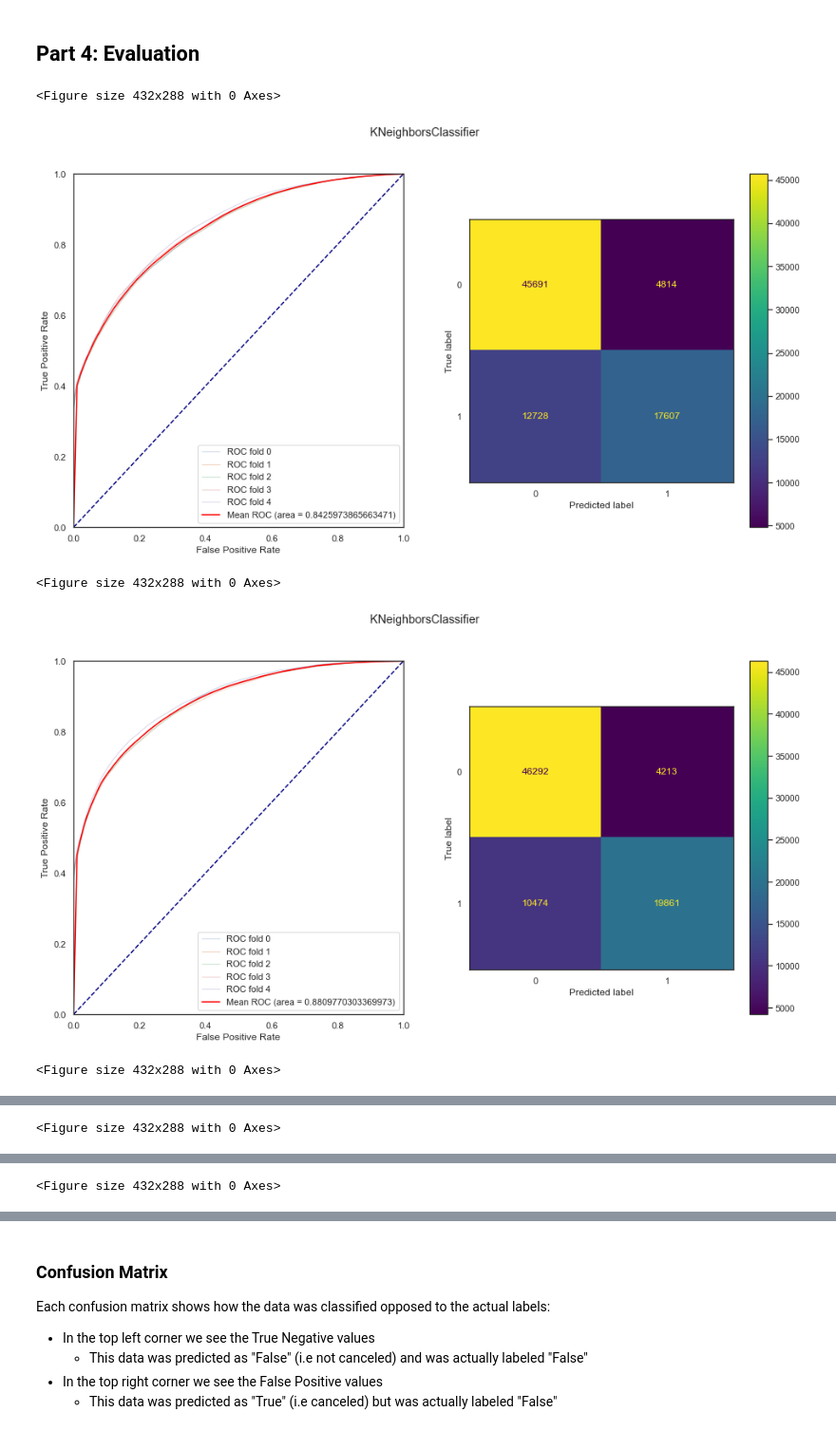
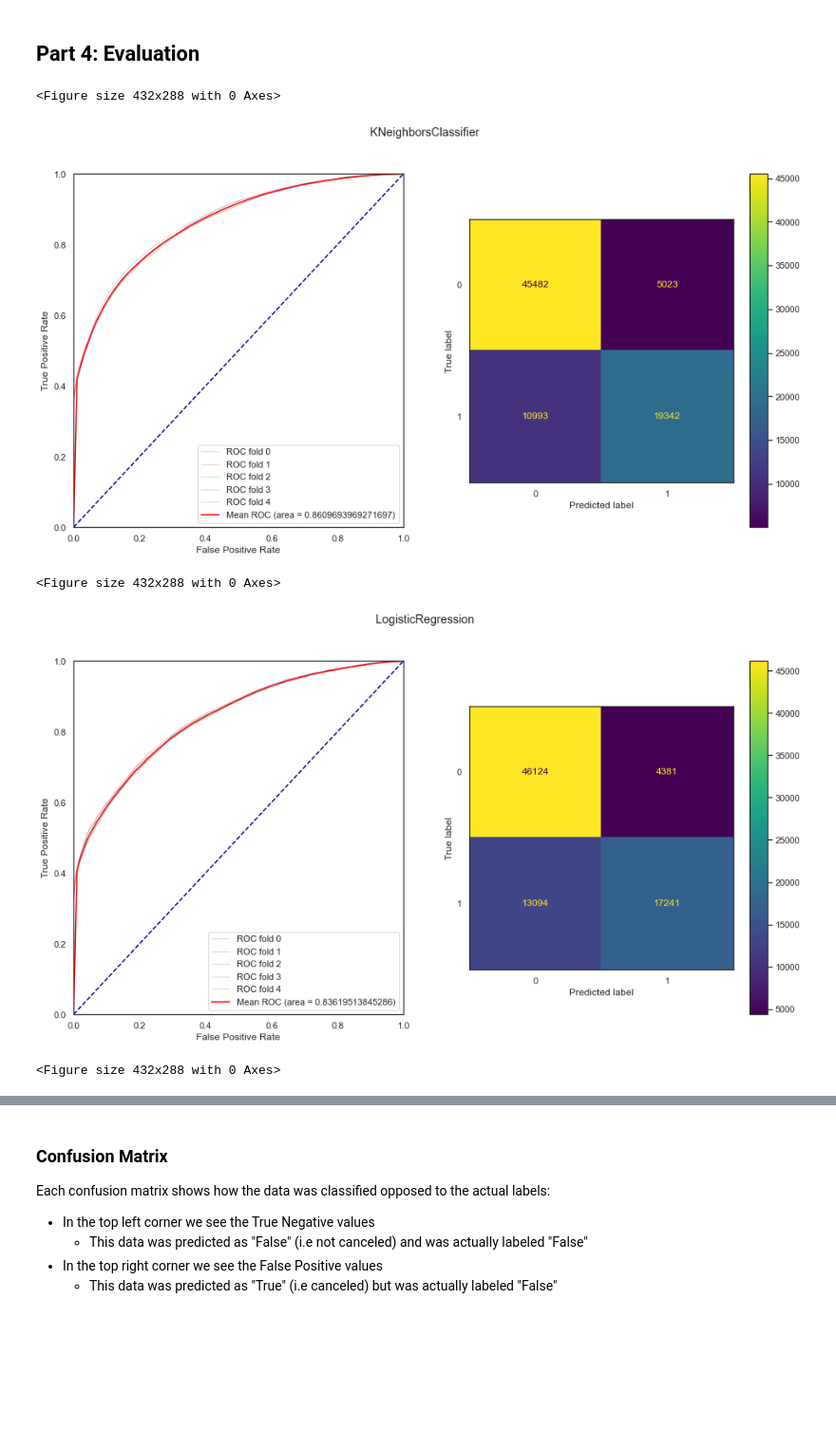
Before and after one commit to ofekinger/ML_Final_Project, a Jupyter notebook: submission.ipynb, the cells around one changed output, grey strips where cells are left out. Shown: that part at 95% size. Drawn from its saved outputs; the diff is of its cells as text; code cells hidden in the pictures; blank space fills up the shorter version.

```diff
--- a/submission.ipynb
+++ b/submission.ipynb
@@ -457,7 +457,7 @@ kept_features
 # %% [markdown]
 Now let's apply PCA to reduce even more dimensions
 # %%
-pca = PCA(n_components=5, whiten=True)
+pca = PCA(n_components=10, whiten=True)
 pca.fit(X, y.loc[X.index])
 pca_data = pca.transform(X)
 X = pd.DataFrame(data=pca_data, index=X.index)
@@ -604,6 +602,6 @@ Let's train the model with the best given values:
 lr_clf = LogisticRegression(solver="liblinear", **lr_grid.best_params_)
 lr_clf.fit(X, y.loc[X.index].cancelation)
 
-lr_clf_no_pca = LogisticRegression(solver="liblinear", **lr_grid_no_pca.best_params_)
-lr_clf.fit(X_no_pca, y.loc[X_no_pca.index].cancelation)
+# lr_clf_no_pca = LogisticRegression(solver="liblinear", **lr_grid_no_pca.best_params_)
+# lr_clf.fit(X_no_pca, y.loc[X_no_pca.index].cancelation)
 # %% [output]
@@ -655,6 +653,7 @@ Generated #75 possible combinations for hidden_layer_sizes for X_no_pca. Best pa
 # %%
 mlp_params = {'activation': 'relu', 'alpha': 0.05, 'hidden_layer_sizes': (5, 5, 5),
               'learning_rate': 'adaptive', 'solver': 'adam'}
+mlp_params = mlp_grid.best_params_
 mlp_params_no_pca = {'activation': 'tanh', 'alpha': 0.0001, 'hidden_layer_sizes': (20, 20),
                      'learning_rate': 'constant', 'solver': 'adam'}
 # %%
@@ -786,18 +781,18 @@ def evaluate_model(X, y, clf, n_splits=5, shuffle=False):
 # %%
 models = [
     (knn_clf, X.values, y.loc[X.index].values.ravel()),
-    (knn_clf_no_pca, X_no_pca.values, y.loc[X_no_pca.index].values.ravel()),
+#     (knn_clf_no_pca, X_no_pca.values, y.loc[X_no_pca.index].values.ravel()),
     (lr_clf, X.values, y.loc[X.index].values.ravel()),
-    (lr_clf_no_pca, X_no_pca.values, y.loc[X_no_pca.index].values.ravel()),
+#     (lr_clf_no_pca, X_no_pca.values, y.loc[X_no_pca.index].values.ravel()),
     (mlp_clf, X.values, y.loc[X.index].values.ravel()),
-    (mlp_clf_no_pca, X_no_pca.values, y.loc[X_no_pca.index].values.ravel()),
-    (rf_clf, preprocessed_rf_df.values, y.loc[preprocessed_rf_df.index].values.ravel())
+#     (mlp_clf_no_pca, X_no_pca.values, y.loc[X_no_pca.index].values.ravel()),
+#     (rf_clf, preprocessed_rf_df.values, y.loc[preprocessed_rf_df.index].values.ravel())
 ]
 for model, X_train, y_train in models:
     evaluate_model(X_train, y_train, model)
 # %% [output]
 <Figure size 432x288 with 0 Axes>
-[figure, old version]
+[figure, new version]
 <Figure size 432x288 with 0 Axes>
-[figure, old version]
+[figure, new version]
 <Figure size 432x288 with 0 Axes>
@@ -805 +799,0 @@ for model, X_train, y_train in models:
-<Figure size 432x288 with 0 Axes>
@@ -807 +799,0 @@ for model, X_train, y_train in models:
-<Figure size 432x288 with 0 Axes>
```
Also changed, not shown: parts of 12 cells of this notebook.
